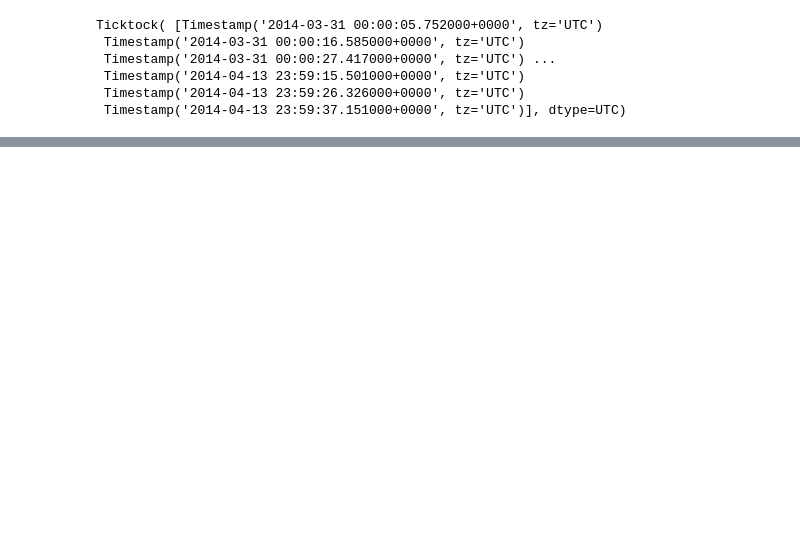
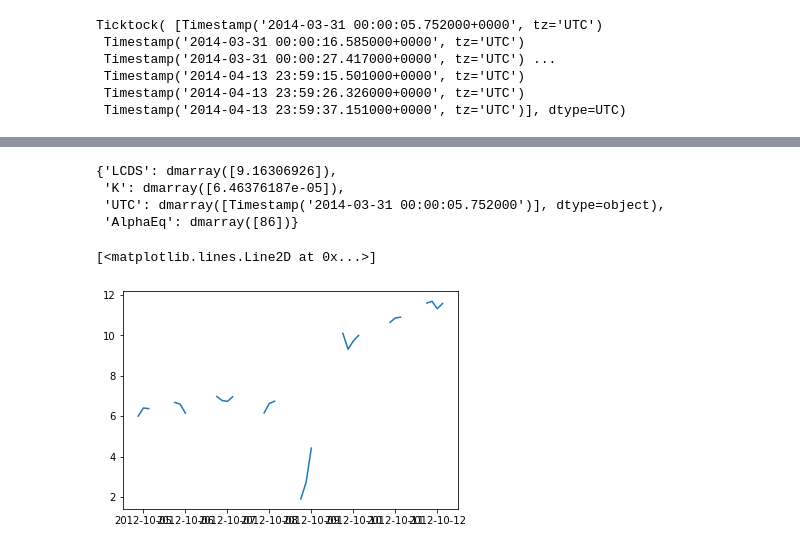
Before and after one commit to zemarchezi/lastClosedDS_LANLstar, a Jupyter notebook: calcMaxLtar.ipynb, the cells around one changed output, grey strips where cells are left out. Saved outputs shown, nothing was run; the diff lists cells and outputs as text; code cells hidden in the pictures; blank space fills up the shorter version.

```diff
--- a/calcMaxLtar.ipynb
+++ b/calcMaxLtar.ipynb
@@ -200,0 +213,18 @@ r.evolve()
+# %%
+LCDS
+# %% [output]
+{'LCDS': dmarray([9.16306926]),
+ 'K': dmarray([6.46376187e-05]),
+ 'UTC': dmarray([Timestamp('2014-03-31 00:00:05.752000')], dtype=object),
+ 'AlphaEq': dmarray([86])}
+# %%
+with open(f'/home/jose/python_projects/rbsp_flux_sw_sea/dataJson/CME_FluxEnhRed2_AB_Lst_asfreq.json', 'r') as f:
+	dataFlux = json.load(f)
+# %%
+ttime  = dataFlux['enhancement']['2012-10-08 15:00:00.000000']['time']
+ddata  = dataFlux['enhancement']['2012-10-08 15:00:00.000000']['data']
+# %%
+plt.plot(pd.to_datetime(ttime), np.log(ddata['5.5']))
+# %% [output]
+[<matplotlib.lines.Line2D at 0x...>]
+[figure, added]
```
Also changed, not shown: parts of 23 cells of this notebook.
